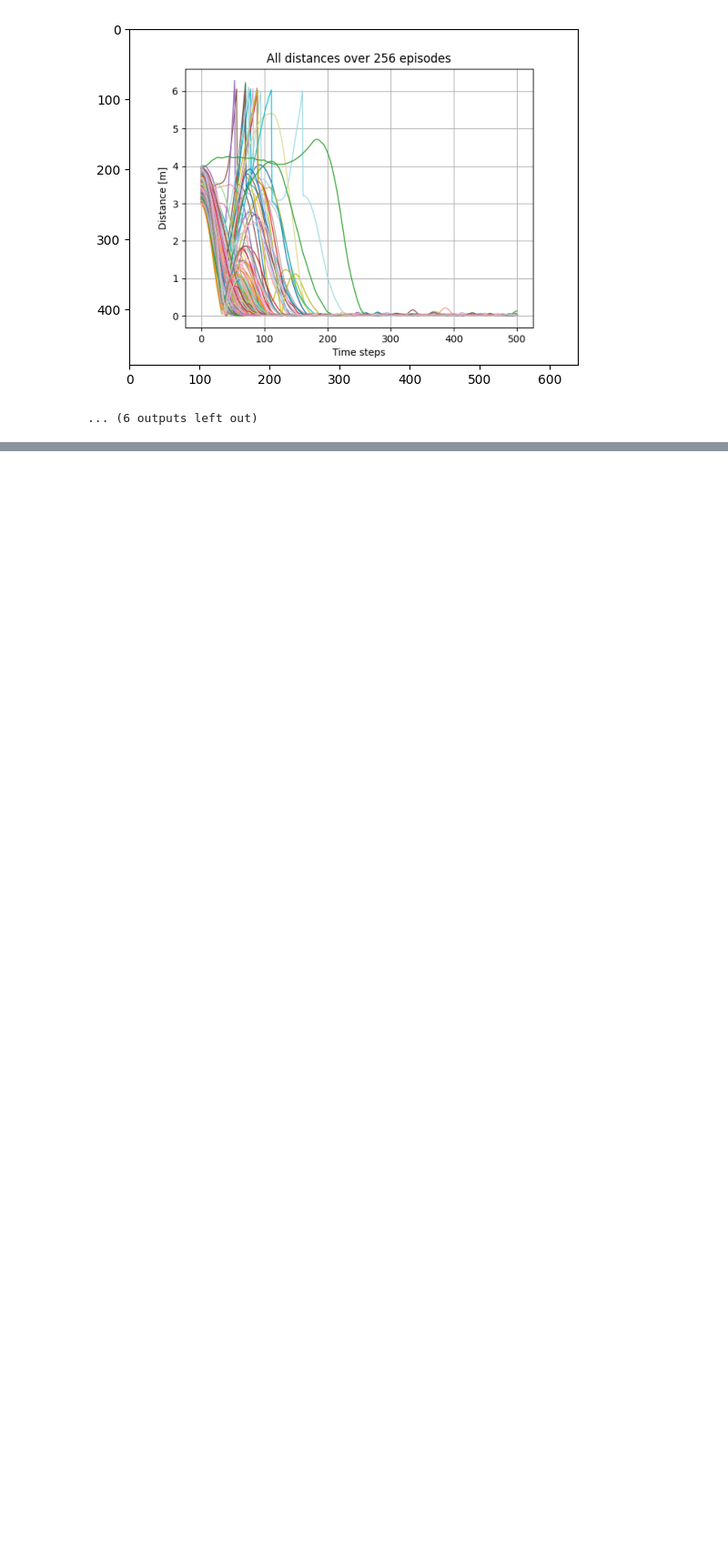
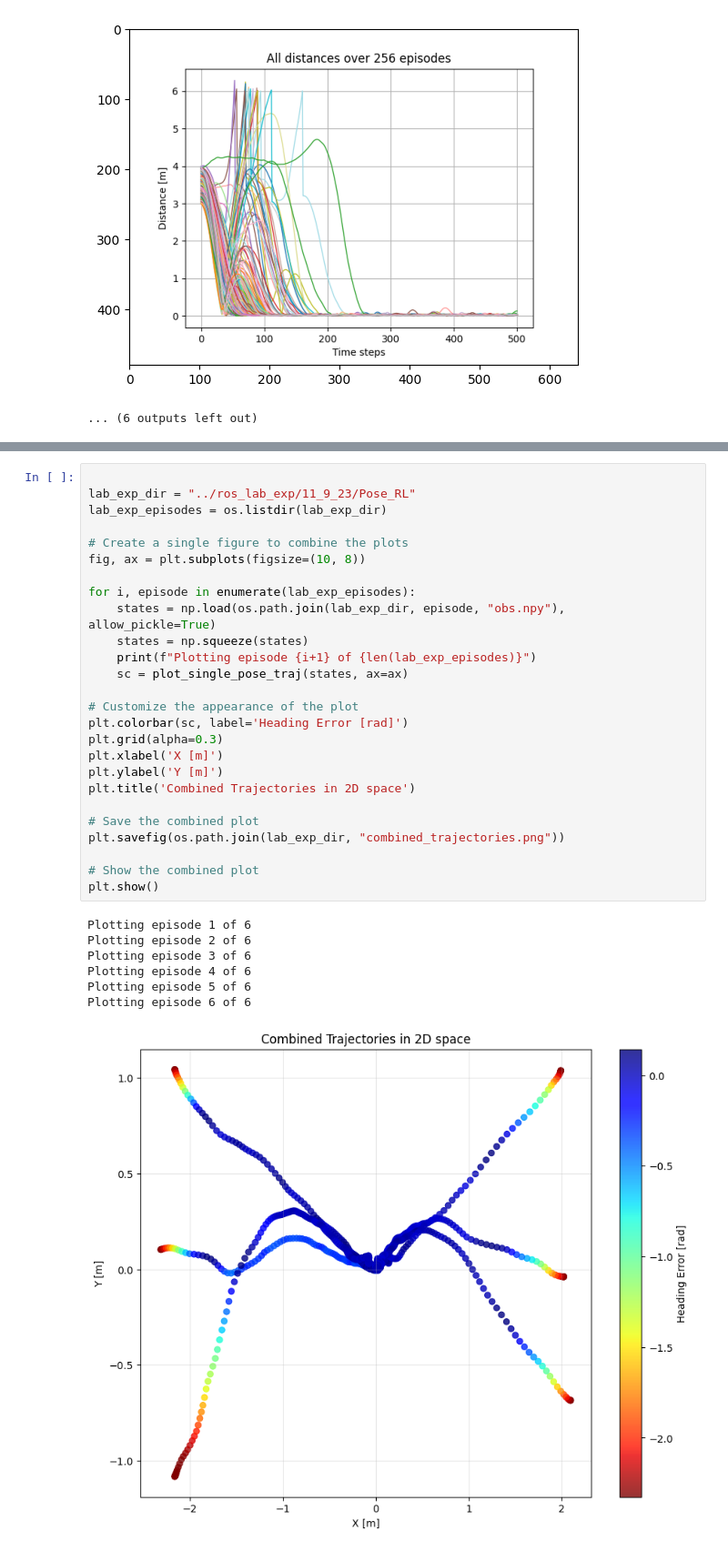
Before and after one commit to elharirymatteo/RANS, a Jupyter notebook: omniisaacgymenvs/utils/icra24_results.ipynb, the cells around one changed output, grey strips where cells are left out. Shown at 91% size. Saved outputs shown, nothing was run; the diff lists cells and outputs as text; blank space fills up the shorter version.

Commit message:
- different plot function based on task

```diff
--- a/omniisaacgymenvs/utils/icra24_results.ipynb
+++ b/omniisaacgymenvs/utils/icra24_results.ipynb
@@ -83,0 +83,34 @@ lab_exp_episodes
+# %%
+
+lab_exp_dir = "../ros_lab_exp/11_9_23/Pose_RL"
+lab_exp_episodes = os.listdir(lab_exp_dir)
+
+# Create a single figure to combine the plots
+fig, ax = plt.subplots(figsize=(10, 8))
+
+for i, episode in enumerate(lab_exp_episodes):
+    states = np.load(os.path.join(lab_exp_dir, episode, "obs.npy"), allow_pickle=True)
+    states = np.squeeze(states)
+    print(f"Plotting episode {i+1} of {len(lab_exp_episodes)}")
+    sc = plot_single_pose_traj(states, ax=ax)
+
+# Customize the appearance of the plot
+plt.colorbar(sc, label='Heading Error [rad]')
+plt.grid(alpha=0.3)
+plt.xlabel('X [m]')
+plt.ylabel('Y [m]')
+plt.title('Combined Trajectories in 2D space')
+
+# Save the combined plot
+plt.savefig(os.path.join(lab_exp_dir, "combined_trajectories.png"))
+
+# Show the combined plot
+plt.show()
+# %% [output]
+Plotting episode 1 of 6
+Plotting episode 2 of 6
+Plotting episode 3 of 6
+Plotting episode 4 of 6
+Plotting episode 5 of 6
+Plotting episode 6 of 6
+[figure, added]
```
Also changed, not shown: parts of 8 cells of this notebook.
